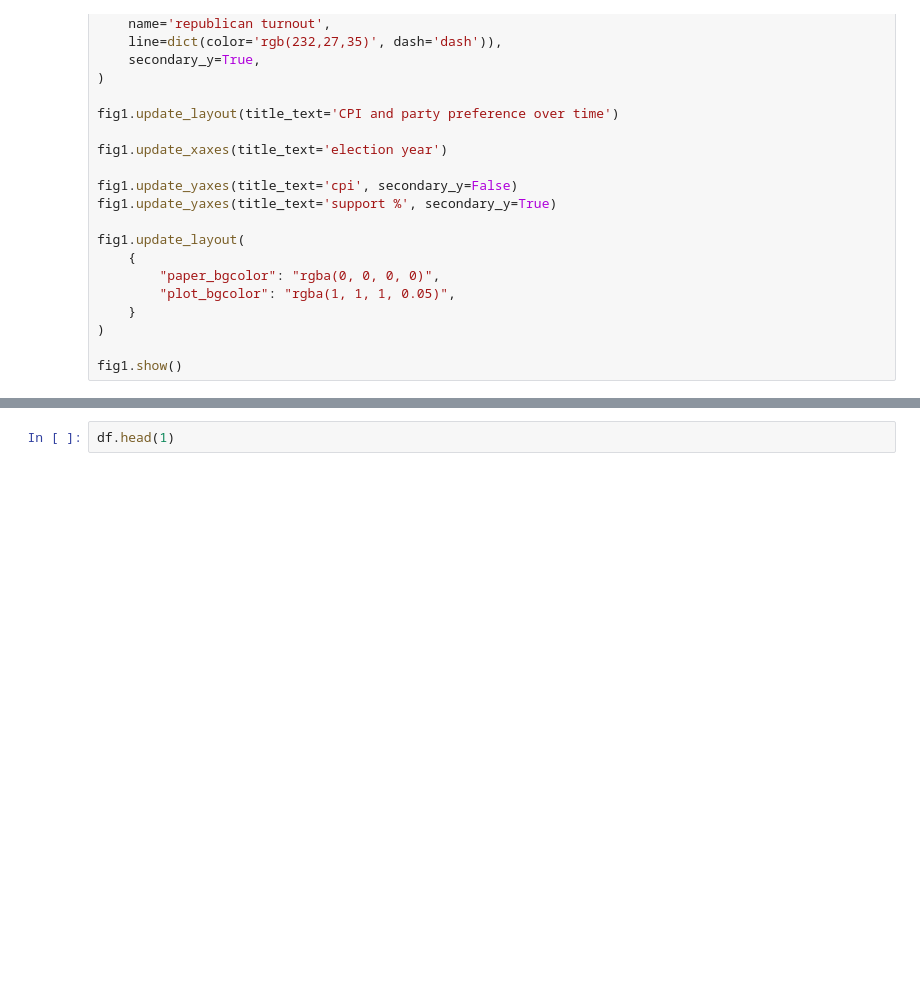
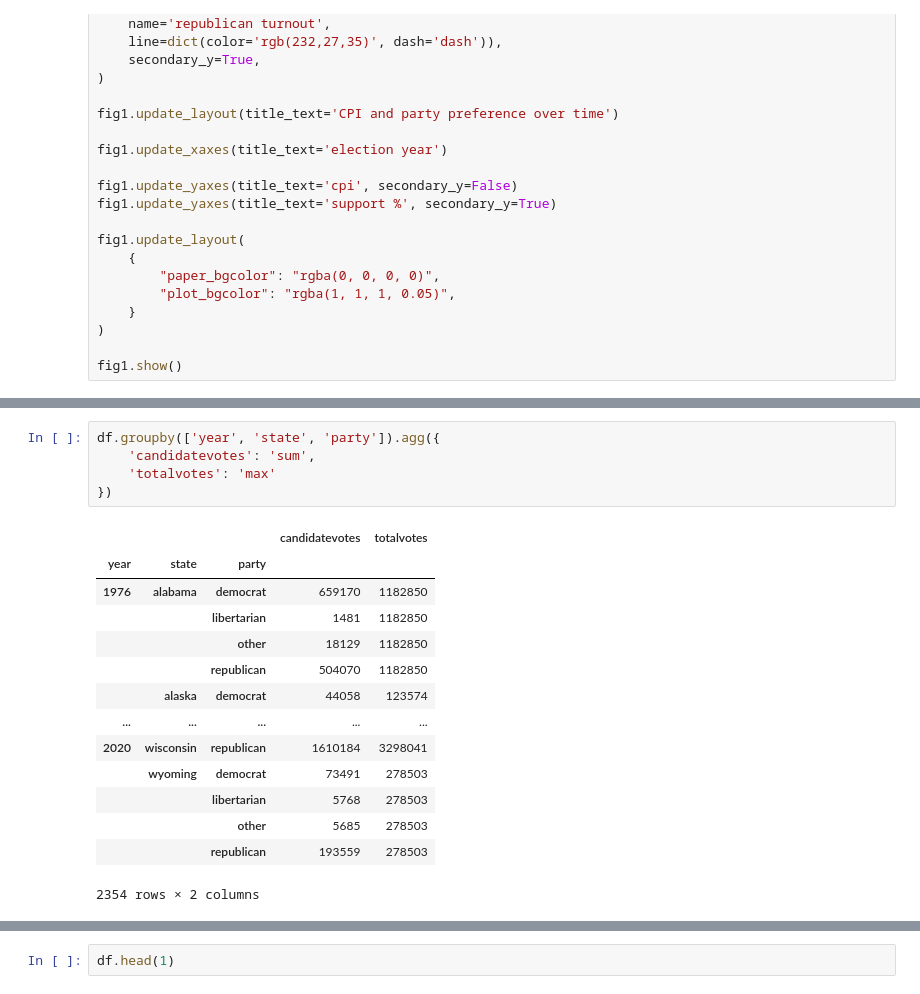
Before and after one commit to pndang/MATH189, a Jupyter notebook: Project/elections-analysis.ipynb, the cells around one changed output, grey strips where cells are left out. Saved outputs shown, nothing was run; the diff lists cells and outputs as text; blank space fills up the shorter version.

```diff
--- a/Project/elections-analysis.ipynb
+++ b/Project/elections-analysis.ipynb
@@ -387,0 +407,20 @@ fig1.show()
+# %%
+df.groupby(['year', 'state', 'party']).agg({
+    'candidatevotes': 'sum',
+    'totalvotes': 'max'
+})
+# %% [output]
+|  |  |  | candidatevotes | totalvotes |
+| year | state | party |  |  |
+| 1976 | alabama | democrat | 659170 | 1182850 |
+|  |  | libertarian | 1481 | 1182850 |
+|  |  | other | 18129 | 1182850 |
+|  |  | republican | 504070 | 1182850 |
+|  | alaska | democrat | 44058 | 123574 |
+| ... | ... | ... | ... | ... |
+| 2020 | wisconsin | republican | 1610184 | 3298041 |
+|  | wyoming | democrat | 73491 | 278503 |
+|  |  | libertarian | 5768 | 278503 |
+|  |  | other | 5685 | 278503 |
+|  |  | republican | 193559 | 278503 |
+2354 rows × 2 columns
```
Also changed, not shown: parts of 15 cells of this notebook, 11 other files.
